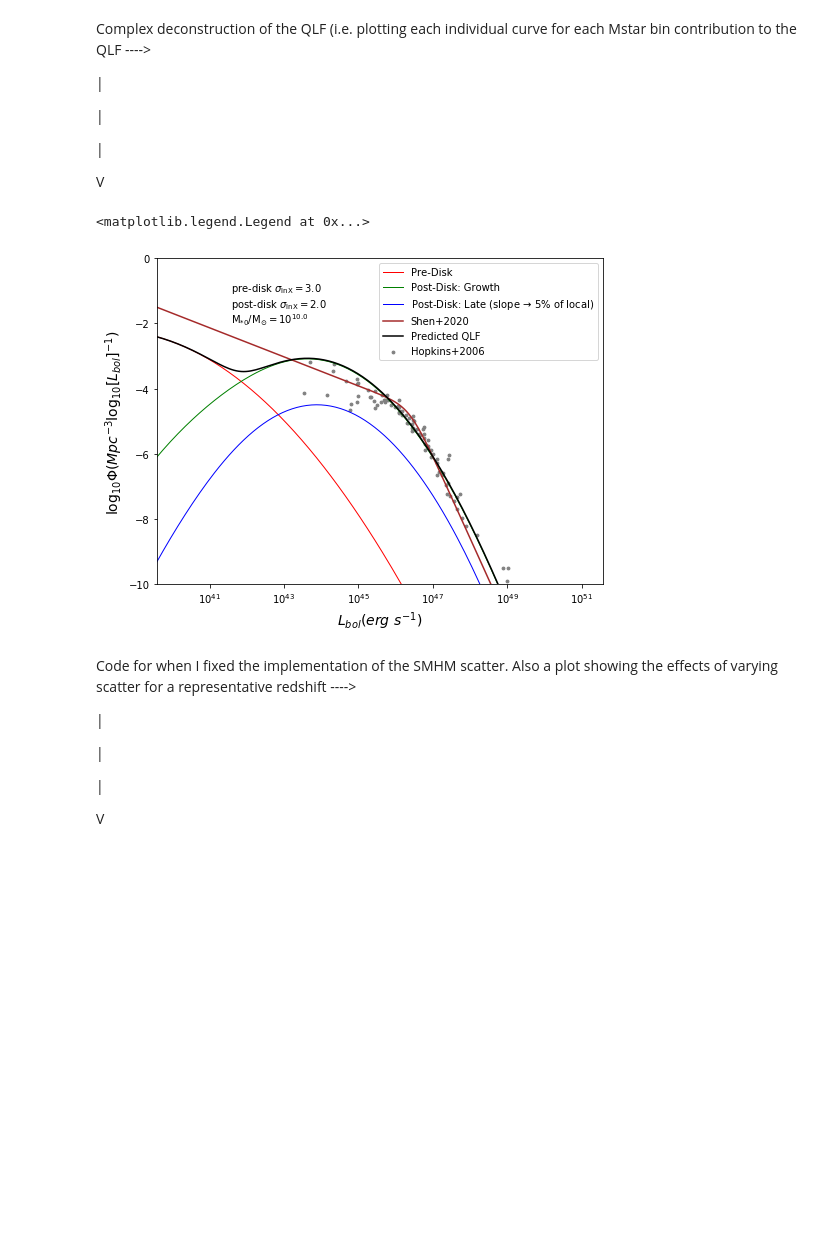
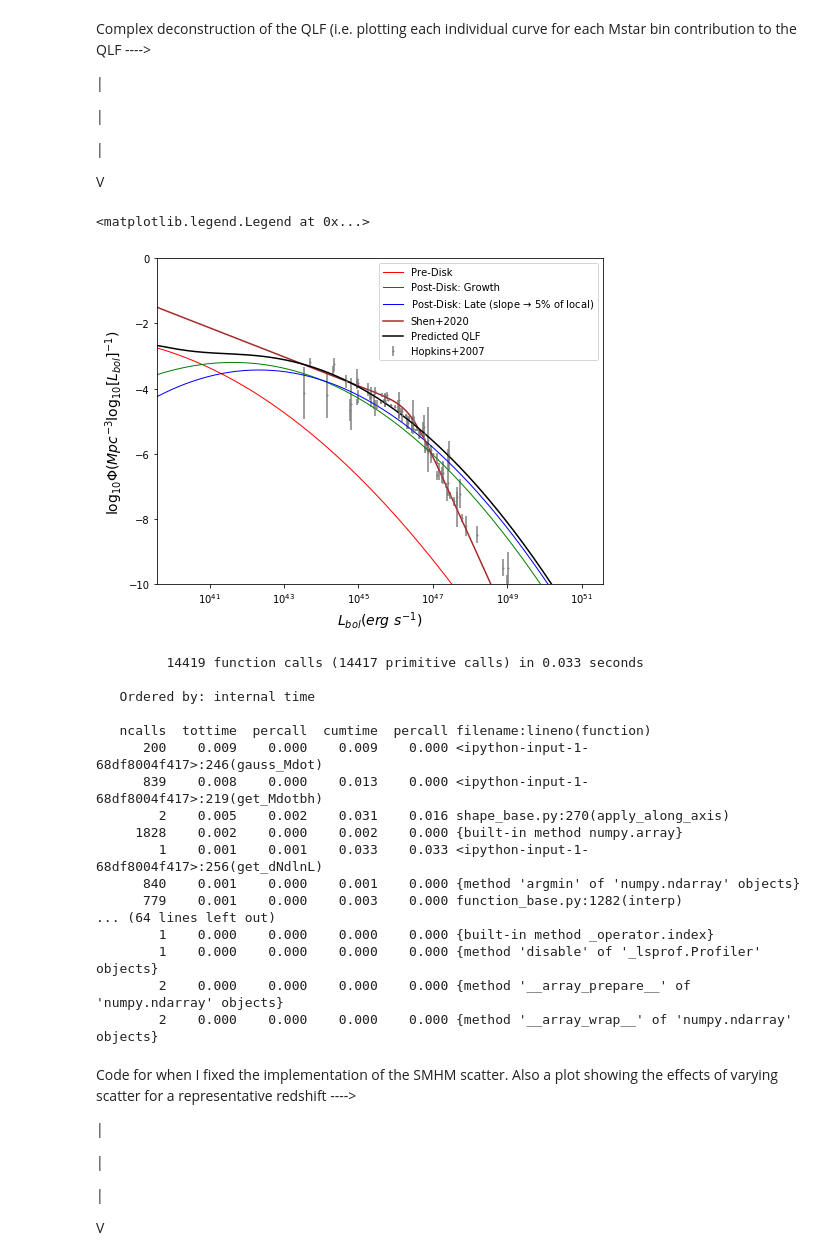
Before and after one commit to megantillman/get_QLF, a Jupyter notebook: function_updates.ipynb, the cells around one changed output. Cells and saved outputs as stored; diff of their text form; code cells hidden in the pictures; blank space fills up the shorter version.

```diff
--- a/function_updates.ipynb
+++ b/function_updates.ipynb
@@ -316,17 +324,26 @@ V
 %matplotlib widget
 plt.close()
 fig, (ax1,ax2,ax3) = plt.subplots(1,3,figsize=(15,4))
-z = 1.5
-qlf = QLF(z, 0.005)
-qlf.get_dNdlnMstar(0.7)
-lums = np.linspace(5,18,1000)
+z, bins, sigM = 1.5, 0.005, 0.7
+lums = np.linspace(5,18,200)
+
+qlf = QLF(z, bins)
+qlf.get_dNdlnMstar(sigM)
+qlf.get_Mbh(10, approx_local=False)
+%prun qlf.get_dNdlnL(lums, [3,2])
+
+def get_QLF(z, lums, start = 10, siglnX = [4,2], bins = 0.005, sigM = 0.7):
+    qlf.get_Mbh(start, approx_local=False)
+    qlf.get_dNdlnL(lums, siglnX)
+    dens = np.log10(qlf.dNdlnL * np.log(10))
+
+    return lums, dens
+
 init = 7.5
 siglnX = [4.0, 2.0]
 for ax in [ax1,ax2,ax3]:
     for start in [init,init+0.5,init+1.0]:
-        qlf.get_Mbh(start, approx_local=False)
-        qlf.get_dNdlnL(lums, siglnX)
-        dens = np.log10(qlf.dNdlnL * np.log(10))
+        _, dens = get_QLF(z, lums, start = start)
         ax.plot(lums, dens, label = r'$\rmM_{*0}/\rmM_{\odot} = 10^{'+str(start)+'}$', lw=1)
 
     init+=1.5
@@ -392,16 +426,16 @@ V
 plt.close()
 fig, ax = plt.subplots(1,1,figsize=(8,6))
 z = 1.5
-qlf = QLF(z, 0.01)
+qlf = QLF(z, 0.005)
 qlf.get_dNdlnMstar(0.7)
 lums = np.linspace(5,18,200)
-siglnX = [3.0, 2.0]
-start = 10.0
-qlf.get_Mbh(start, approx_local=False)
+siglnX = [4.0, 3.25]
+start = 9.5
+qlf.get_Mbh(start, approx_local=True)
 
 m = qlf.slopes
 
-# %prun qlf.get_dNdlnL(lums, siglnX)
+%prun qlf.get_dNdlnL(lums, siglnX)
 qlf.get_dNdlnL(lums, siglnX)
 lumsp = 10**lums*3.8e33
 prea = np.zeros(len(lumsp))
@@ -409,39 +443,56 @@ posta = np.zeros(len(lumsp))
 latea = np.zeros(len(lumsp))
 for i, pre, m in zip(np.transpose(qlf.intvals), qlf.pre, qlf.slopes):
     dens = i
     if pre == True:
         prea += dens
     elif m <= 1.05*1.12:
         latea += dens
     else:
         posta += dens
 
 l1, = ax.plot(lumsp, np.log10(prea*np.log(10)), lw=1, c='r')
 l2, = ax.plot(lumsp, np.log10(posta*np.log(10)), lw=1, c='g')
 l3, = ax.plot(lumsp, np.log10(latea*np.log(10)), lw=1, c='b')
 l1.set_label('Pre-Disk')
 l2.set_label('Post-Disk: Growth')
 l3.set_label(r'Post-Disk: Late (slope $\to$ 5% of local)')
 
 x,y,yerr = grab_obs(z)
-ax.scatter(10**np.asarray(x)*3.8e33,y,s=8,c='gray',label='Hopkins+2007')
+ax.errorbar(10**np.asarray(x)*3.8e33,y,yerr=yerr,markersize=1,fmt='o',c='gray',label='Hopkins+2007')
 dens = shen_QLF(z, lums)
 
 ax.plot(lumsp, dens, label='Shen+2020',c='brown')
 ax.plot(lumsp, np.log10(qlf.dNdlnL * np.log(10)), c='k', label = 'Predicted QLF')
 
 ax.axis([10**6*3.8e33,10**18*3.8e33,-10,0])
 ax.set_xlabel(r'$L_{bol} (erg\ s^{-1})$', fontsize=14)
 ax.set_ylabel(r'$\log_{10} \Phi (Mpc^{-3} \log_{10} [L_{bol}]^{-1})$', fontsize =14)
-ax.text(10**8*3.8e33,-1.5,r'post-disk $\sigma_{\ln \rmX} = $'+str(siglnX[1]))
-ax.text(10**8*3.8e33,-1,r'pre-disk $\sigma_{\ln \rmX} = $'+str(siglnX[0]))
-ax.text(10**8*3.8e33,-2,r'$\rmM_{*0}/\rmM_{\odot} = 10^{'+str(start)+'}$')
+# ax.text(10**8*3.8e33,-1.5,r'post-disk $\sigma_{\ln \rmX} = $'+str(siglnX[1]))
+# ax.text(10**8*3.8e33,-1,r'pre-disk $\sigma_{\ln \rmX} = $'+str(siglnX[0]))
+# ax.text(10**8*3.8e33,-2,r'$\rmM_{*0}/\rmM_{\odot} = 10^{'+str(start)+'}$')
 ax.set_xscale('log')
 ax.legend()
-# plt.savefig('plots/paper-plots/decon_cont_post-disk.pdf')
+# plt.savefig('plots/paper-plots/cont_post-disk_v2.0.pdf')
 # %% [output]
 <matplotlib.legend.Legend at 0x...>
-[figure, old version]
+[figure, new version]
+         14419 function calls (14417 primitive calls) in 0.033 seconds
+
+   Ordered by: internal time
+
+   ncalls  tottime  percall  cumtime  percall filename:lineno(function)
+      200    0.009    0.000    0.009    0.000 <ipython-input-1-68df8004f417>:246(gauss_Mdot)
+      839    0.008    0.000    0.013    0.000 <ipython-input-1-68df8004f417>:219(get_Mdotbh)
+        2    0.005    0.002    0.031    0.016 shape_base.py:270(apply_along_axis)
+     1828    0.002    0.000    0.002    0.000 {built-in method numpy.array}
+        1    0.001    0.001    0.033    0.033 <ipython-input-1-68df8004f417>:256(get_dNdlnL)
+      840    0.001    0.000    0.001    0.000 {method 'argmin' of 'numpy.ndarray' objects}
+      779    0.001    0.000    0.003    0.000 function_base.py:1282(interp)
+... (64 lines left out)
+        1    0.000    0.000    0.000    0.000 {built-in method _operator.index}
+        1    0.000    0.000    0.000    0.000 {method 'disable' of '_lsprof.Profiler' objects}
+        2    0.000    0.000    0.000    0.000 {method '__array_prepare__' of 'numpy.ndarray' objects}
+        2    0.000    0.000    0.000    0.000 {method '__array_wrap__' of 'numpy.ndarray' objects}
 # %% [markdown]
 Code for when I fixed the implementation of the SMHM scatter. Also a plot showing the effects of varying scatter for a representative redshift ---->
 
```
Also changed, not shown: parts of 3 cells of this notebook.
